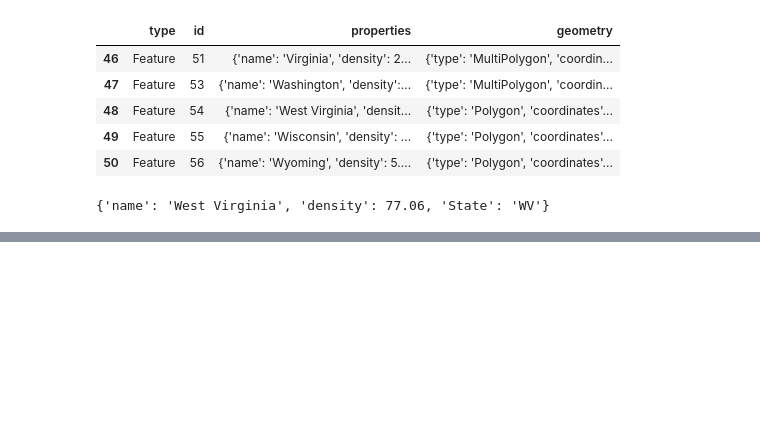
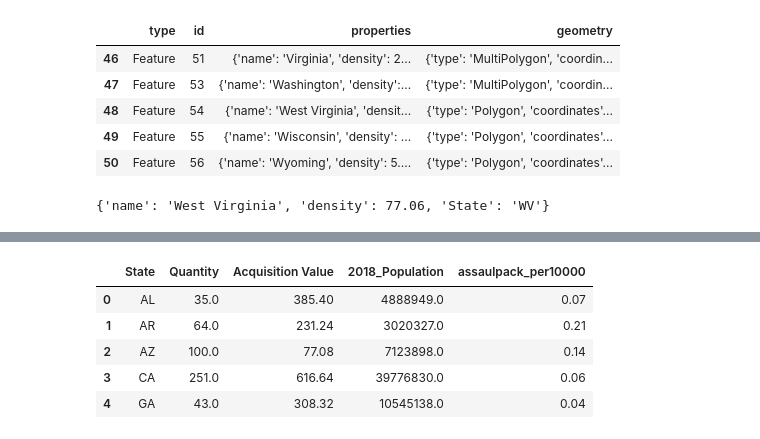
Before and after one commit to heyannag/Project_2_TLLDL, a Jupyter notebook: maps/converttogeojson.ipynb, the cells around one changed output, grey strips where cells are left out. Saved outputs shown, nothing was run; the diff lists cells and outputs as text; code cells hidden in the pictures; blank space fills up the shorter version.

```diff
--- a/maps/converttogeojson.ipynb
+++ b/maps/converttogeojson.ipynb
@@ -201,0 +207,15 @@ featsdf["properties"][0]
+# %%
+assaulpack = transferdf.loc[["ASSAULT PACK       "]]
+assaulpack = assaulpack.groupby("State").agg({"Quantity": ["sum"], "Acquisition Value": ["sum"]})
+assaulpack =assaulpack.reset_index()
+assaulpack.columns = ["State", "Quantity", "Acquisition Value"]
+assaulpack = pd.merge(assaulpack, populationdf, on = "State")
+assaulpack["assaulpack_per10000"] = round((assaulpack["Quantity"]*10000)/assaulpack["2018_Population"],2)
+assaulpack.head()
+# %% [output]
+|  | State | Quantity | Acquisition Value | 2018_Population | assaulpack_per10000 |
+| 0 | AL | 35.0 | 385.40 | 4888949.0 | 0.07 |
+| 1 | AR | 64.0 | 231.24 | 3020327.0 | 0.21 |
+| 2 | AZ | 100.0 | 77.08 | 7123898.0 | 0.14 |
+| 3 | CA | 251.0 | 616.64 | 39776830.0 | 0.06 |
+| 4 | GA | 43.0 | 308.32 | 10545138.0 | 0.04 |
```
Also changed, not shown: parts of 19 cells of this notebook, 2 other files.
